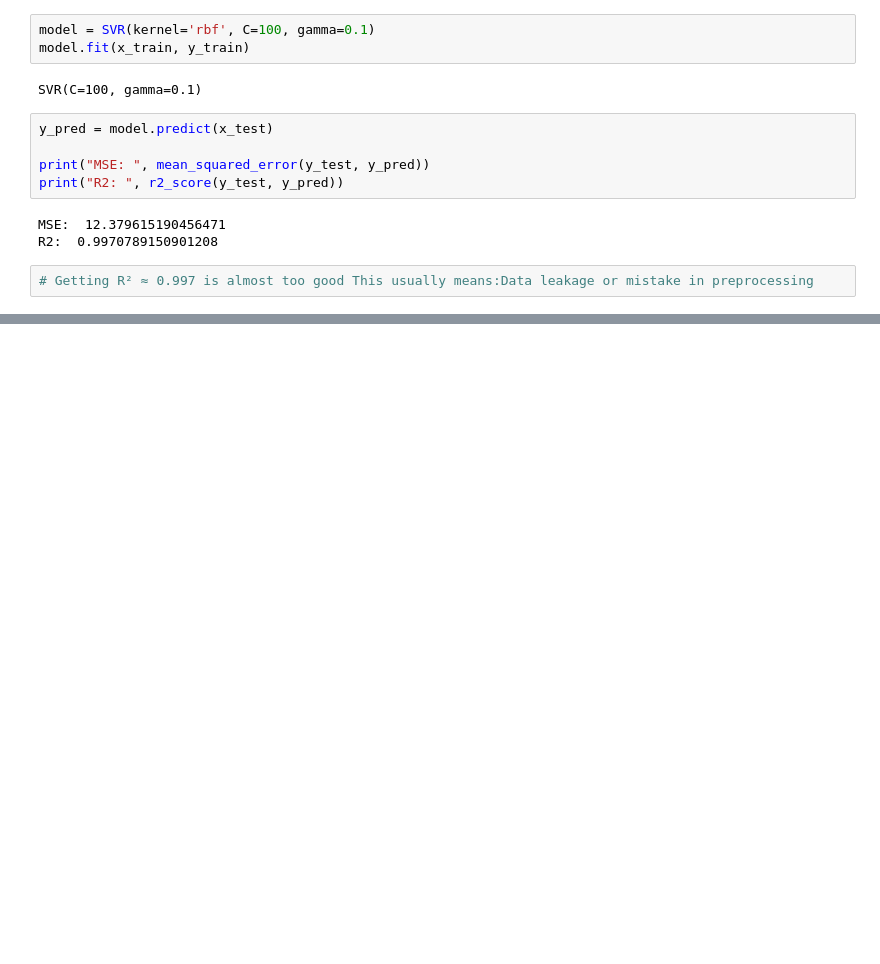
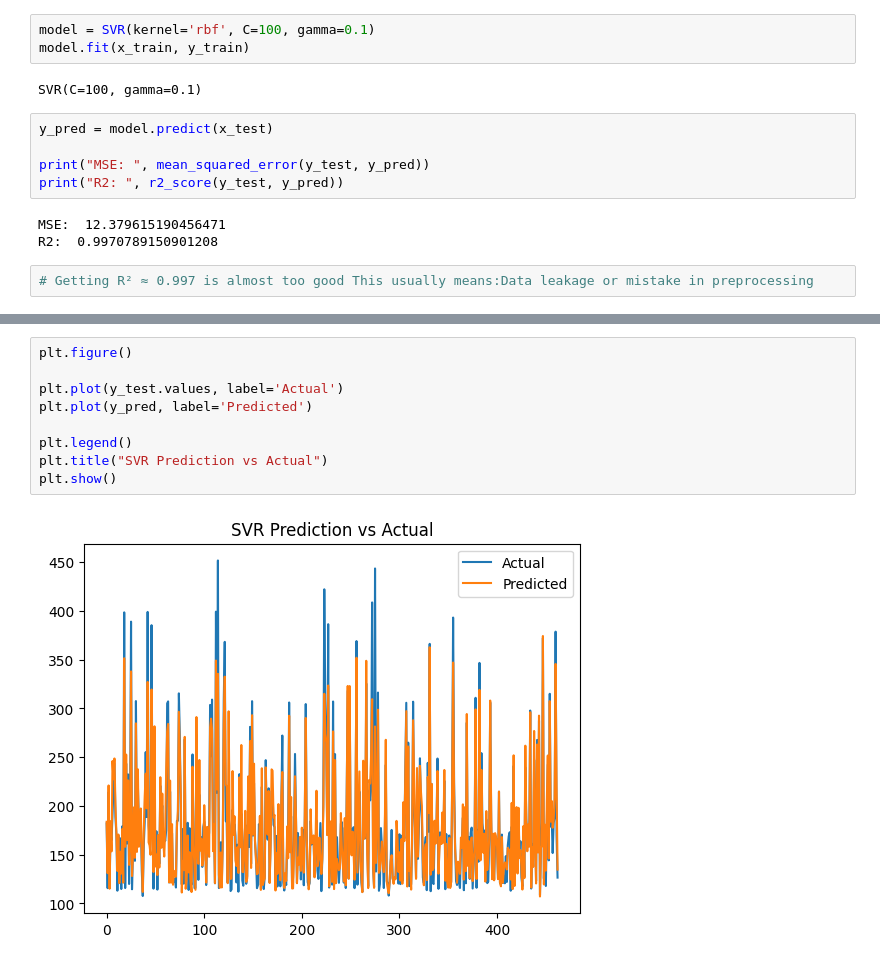
Before and after one commit to sewmi-senarath/GoldML-Intelligence-System, a Jupyter notebook: notebooks/svr/svr_gold_prediction.ipynb, the cells around one changed output, grey strips where cells are left out. Cells and saved outputs as stored; diff of their text form; blank space fills up the shorter version.

```diff
--- a/notebooks/svr/svr_gold_prediction.ipynb
+++ b/notebooks/svr/svr_gold_prediction.ipynb
@@ -142,0 +205,11 @@ R2:  0.9970789150901208
+# %%
+plt.figure()
+
+plt.plot(y_test.values, label='Actual')
+plt.plot(y_pred, label='Predicted')
+
+plt.legend()
+plt.title("SVR Prediction vs Actual")
+plt.show()
+# %% [output]
+[figure, added]
```
Also changed, not shown: parts of 16 cells of this notebook, 2 other files.
